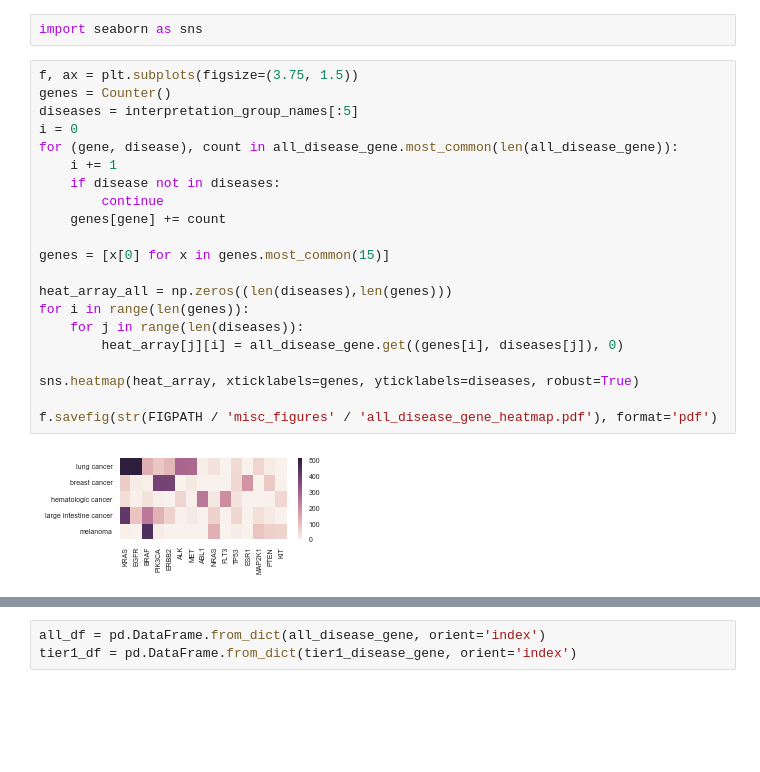
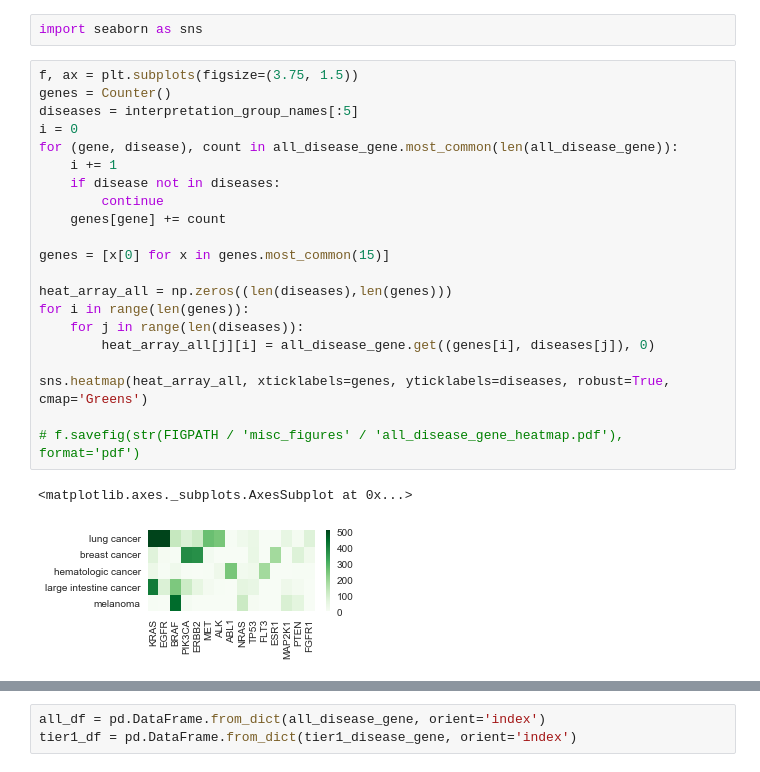
Before and after one commit to ahwagner/vicckb, a Jupyter notebook: figures.ipynb, the cells around one changed output, grey strips where cells are left out. Saved outputs shown, nothing was run; the diff lists cells and outputs as text; blank space fills up the shorter version.

Commit message:
update figure notebook

```diff
--- a/figures.ipynb
+++ b/figures.ipynb
@@ -1804,26 +1706,27 @@ import seaborn as sns
 # %%
 f, ax = plt.subplots(figsize=(3.75, 1.5))
 genes = Counter()
 diseases = interpretation_group_names[:5]
 i = 0
 for (gene, disease), count in all_disease_gene.most_common(len(all_disease_gene)):
     i += 1
     if disease not in diseases:
         continue
     genes[gene] += count
 
 genes = [x[0] for x in genes.most_common(15)]
 
 heat_array_all = np.zeros((len(diseases),len(genes)))
 for i in range(len(genes)):
     for j in range(len(diseases)):
-        heat_array[j][i] = all_disease_gene.get((genes[i], diseases[j]), 0)
+        heat_array_all[j][i] = all_disease_gene.get((genes[i], diseases[j]), 0)
 
-sns.heatmap(heat_array, xticklabels=genes, yticklabels=diseases, robust=True)
+sns.heatmap(heat_array_all, xticklabels=genes, yticklabels=diseases, robust=True, cmap='Greens')
 
-f.savefig(str(FIGPATH / 'misc_figures' / 'all_disease_gene_heatmap.pdf'), format='pdf')
+# f.savefig(str(FIGPATH / 'misc_figures' / 'all_disease_gene_heatmap.pdf'), format='pdf')
 # %% [output]
+<matplotlib.axes._subplots.AxesSubplot at 0x...>
-[figure, old version]
+[figure, new version]
 # %%
 # genes = [x.gene_symbol for x in with_genes.element_by_source_stats('genes')['ubiquitous']]
 f, ax = plt.subplots(figsize=(3.75, 1.5))
```
Also changed, not shown: parts of 39 cells of this notebook.
